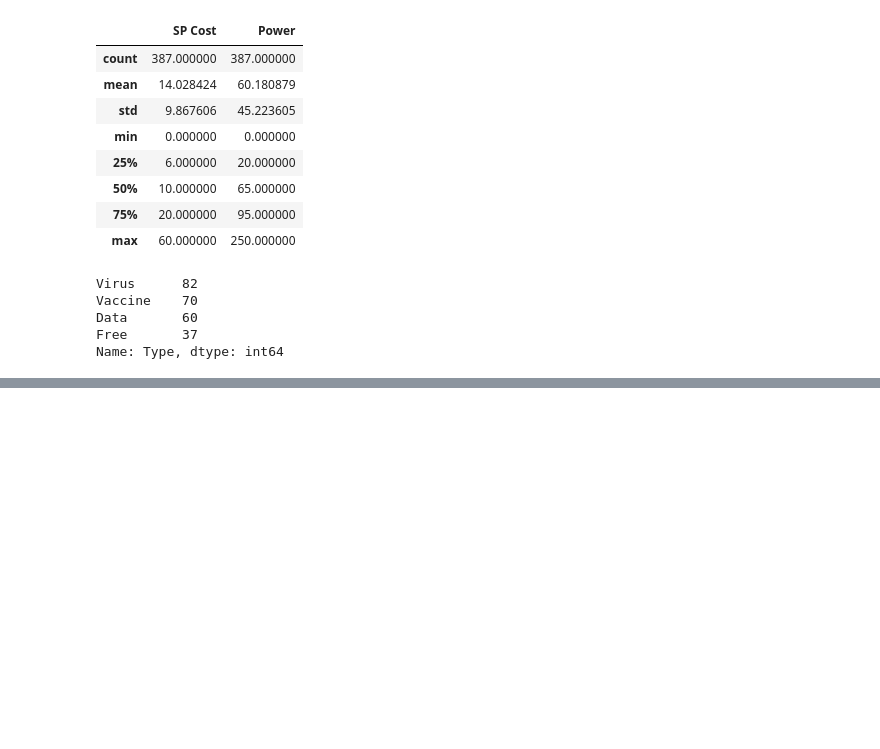
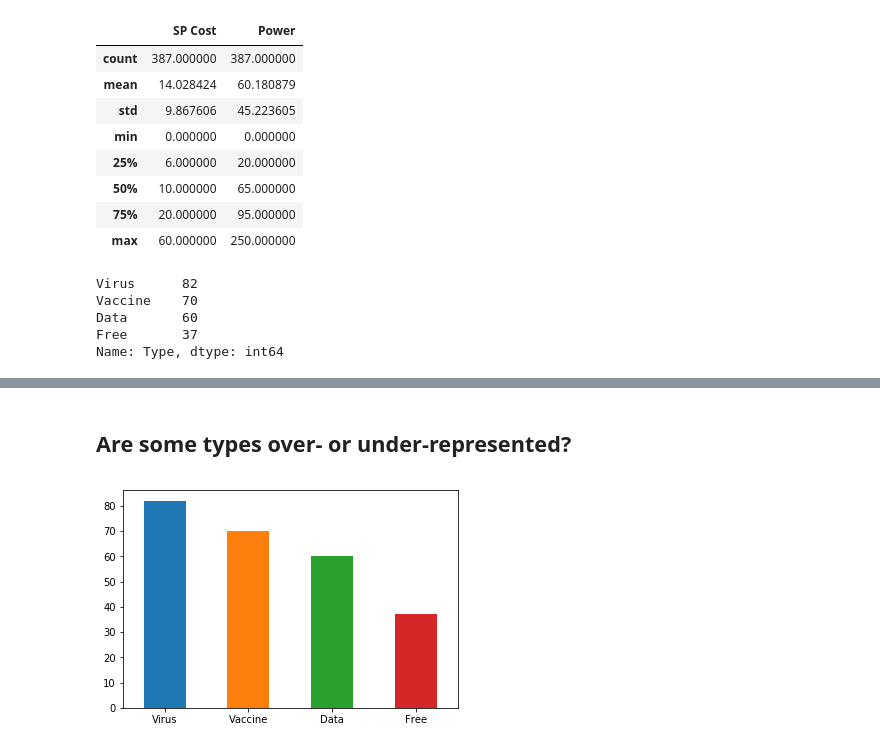
Before and after one commit to urbanisaziya/Digimon, a Jupyter notebook: Digimon.ipynb, the cells around one changed output, grey strips where cells are left out. Drawn from its saved outputs; the diff is of its cells as text; code cells hidden in the pictures; blank space fills up the shorter version.

```diff
--- a/Digimon.ipynb
+++ b/Digimon.ipynb
@@ -142 +142,7 @@ Wind        24
 Name: Attribute, dtype: int64
+# %% [markdown]
+## Are some types over- or under-represented?
+# %%
+df['Type'].value_counts().plot(kind='bar',rot=0);
+# %% [output]
+[figure, added]
```
Also changed, not shown: parts of 8 cells of this notebook.
